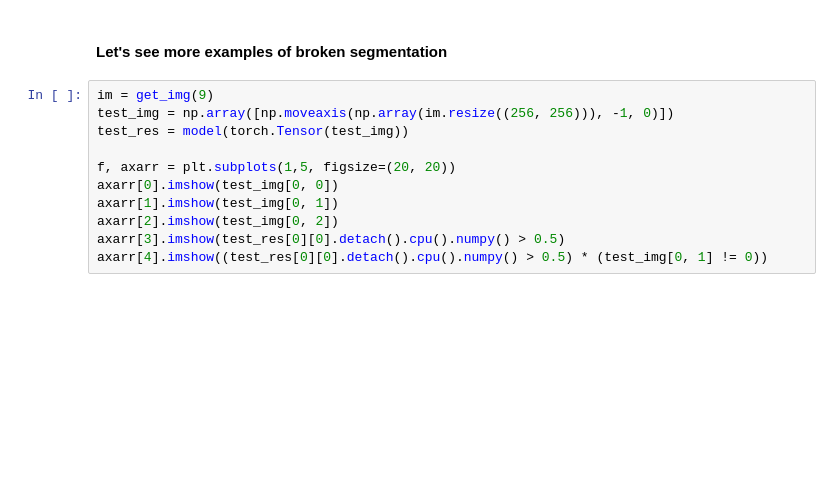
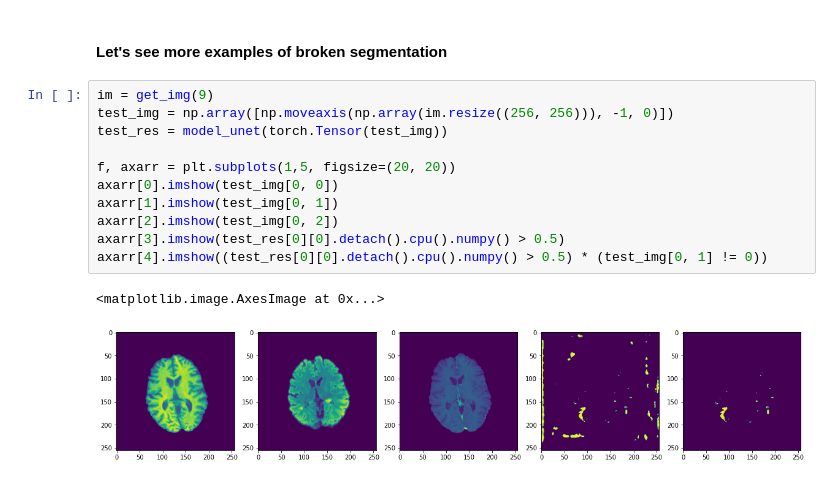
Before and after one commit to sosanzma/Tumor_Segmentation_Features_, a Jupyter notebook: registraion-segmentation-features.ipynb, the cells around one changed output. Drawn from its saved outputs; the diff is of its cells as text; blank space fills up the shorter version.

```diff
--- a/registraion-segmentation-features.ipynb
+++ b/registraion-segmentation-features.ipynb
@@ -610,14 +626,17 @@ axarr[4].imshow((test_res[0][0].detach().cpu().numpy() > 0.5) * (test_img[0, 1]
 # %%
 im = get_img(9)
 test_img = np.array([np.moveaxis(np.array(im.resize((256, 256))), -1, 0)])
-test_res = model(torch.Tensor(test_img))
+test_res = model_unet(torch.Tensor(test_img))
 
 f, axarr = plt.subplots(1,5, figsize=(20, 20))
 axarr[0].imshow(test_img[0, 0])
 axarr[1].imshow(test_img[0, 1])
 axarr[2].imshow(test_img[0, 2])
 axarr[3].imshow(test_res[0][0].detach().cpu().numpy() > 0.5)
 axarr[4].imshow((test_res[0][0].detach().cpu().numpy() > 0.5) * (test_img[0, 1] != 0))
+# %% [output]
+<matplotlib.image.AxesImage at 0x...>
+[figure, added]
 # %%
 im = get_img(20)
 test_img = np.array([np.moveaxis(np.array(im.resize((256, 256))), -1, 0)])
```
Also changed, not shown: parts of 24 cells of this notebook.
